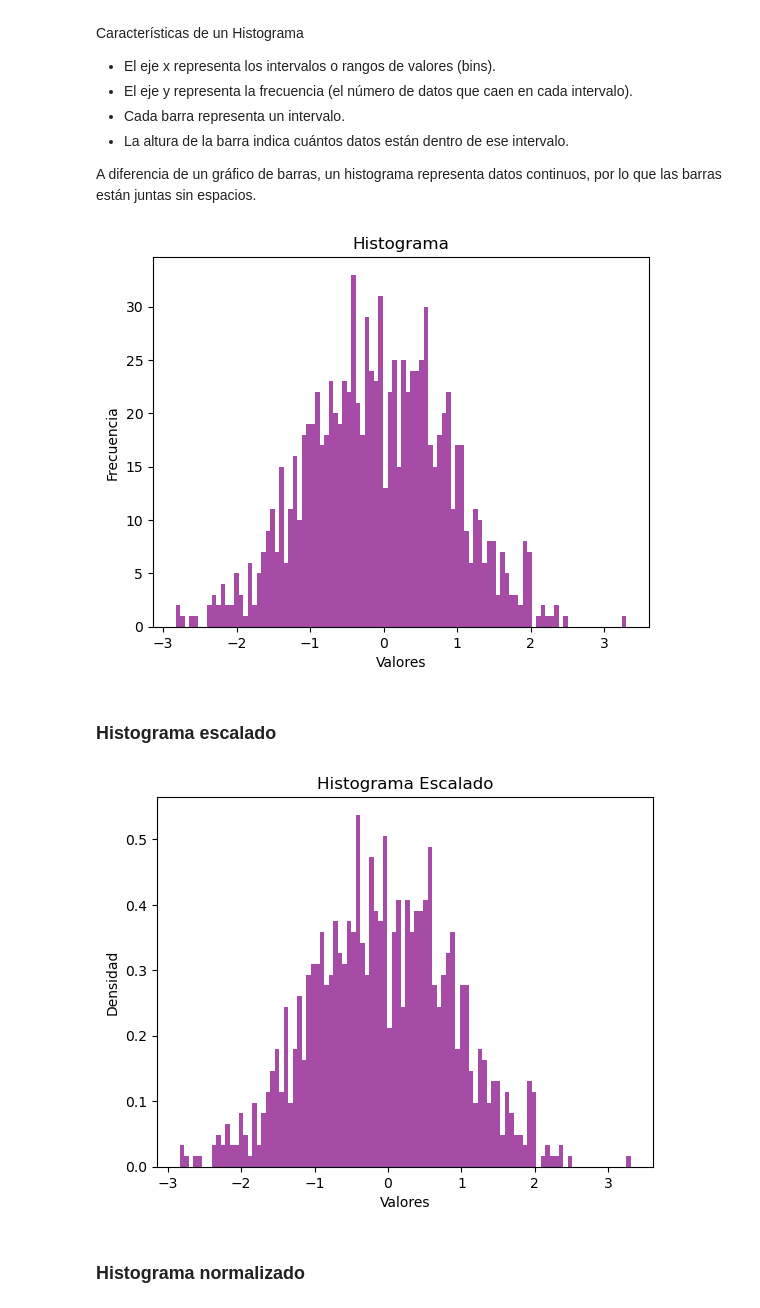
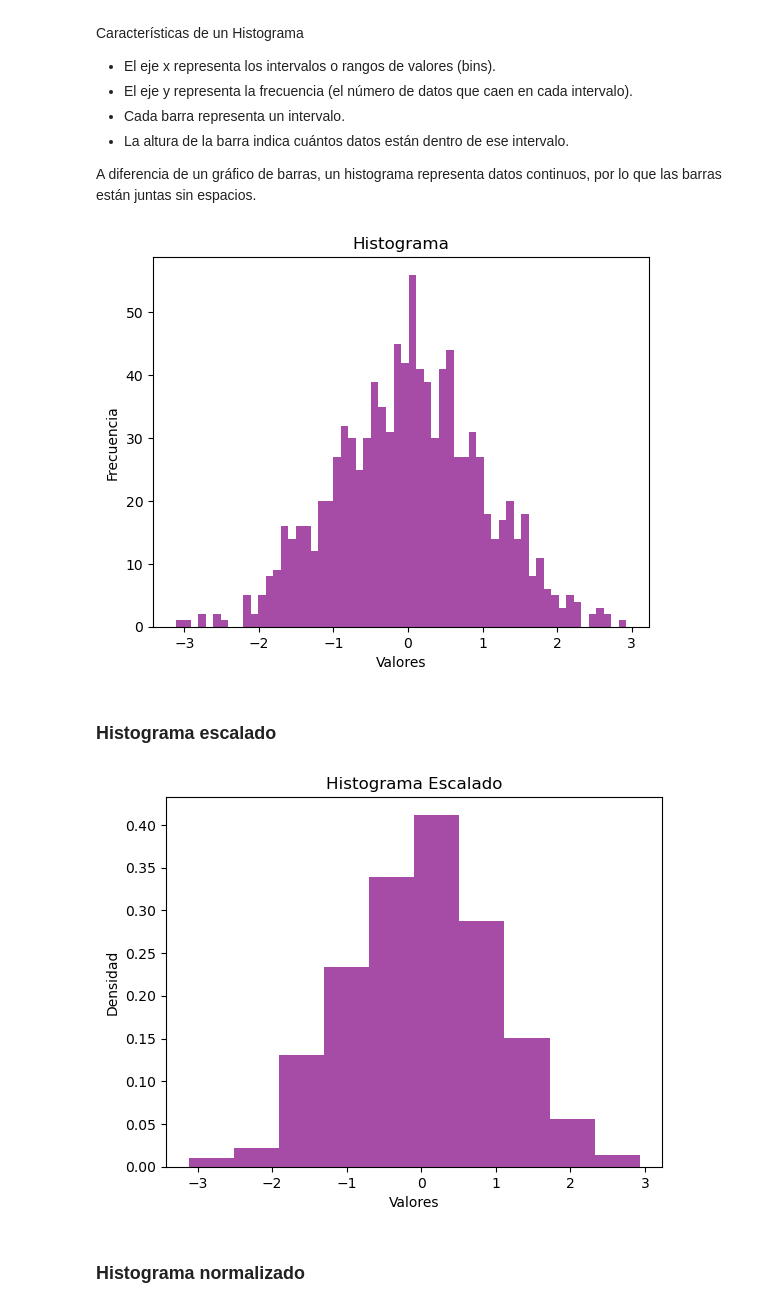
Before and after one commit to isadoji/lenguaje-de-programacion, a Jupyter notebook: 8.ComputoCientífico.ipynb, the cells around one changed output. Saved outputs shown, nothing was run; the diff lists cells and outputs as text; code cells hidden in the pictures.

```diff
--- a/8.ComputoCientífico.ipynb
+++ b/8.ComputoCientífico.ipynb
@@ -1533,35 +1533,35 @@ Características de un Histograma
 A diferencia de un gráfico de barras, un histograma representa datos continuos, por lo que las barras están juntas sin espacios.
 # %%
 datos = np.random.randn(1000)
-plt.hist(datos, bins=100, color="purple", alpha=0.7)
+plt.hist(datos, bins=60, color="purple", alpha=0.7)
 plt.title("Histograma")
 plt.xlabel("Valores")
 plt.ylabel("Frecuencia")
 plt.show()
 # %% [output]
-[figure, old version]
+[figure, new version]
 # %% [markdown]
 ### Histograma escalado
 # %%
-bins = 100
+bins = 10
 
 # Calcular el rango de los datos
 x_min, x_max = np.min(datos), np.max(datos)
 bin_width = (x_max - x_min) / bins  # Ancho de cada bin
 
 # Crear el histograma
 frecuencias, bordes = np.histogram(datos, bins=bins)
 frecuencias_escaladas = frecuencias / (len(datos) * bin_width)  # Escalar las frecuencias
 
 # Graficar el histograma escalado
 centros = (bordes[:-1] + bordes[1:]) / 2  # Calcular los centros de los bins
 plt.bar(centros, frecuencias_escaladas, width=bin_width, color="purple", alpha=0.7)
 plt.title("Histograma Escalado")
 plt.xlabel("Valores")
 plt.ylabel("Densidad")
 plt.show()
 # %% [output]
-[figure, old version]
+[figure, new version]
 # %% [markdown]
 ### Histograma normalizado
 # %% [markdown]
```
Also changed, not shown: parts of 10 cells of this notebook.
